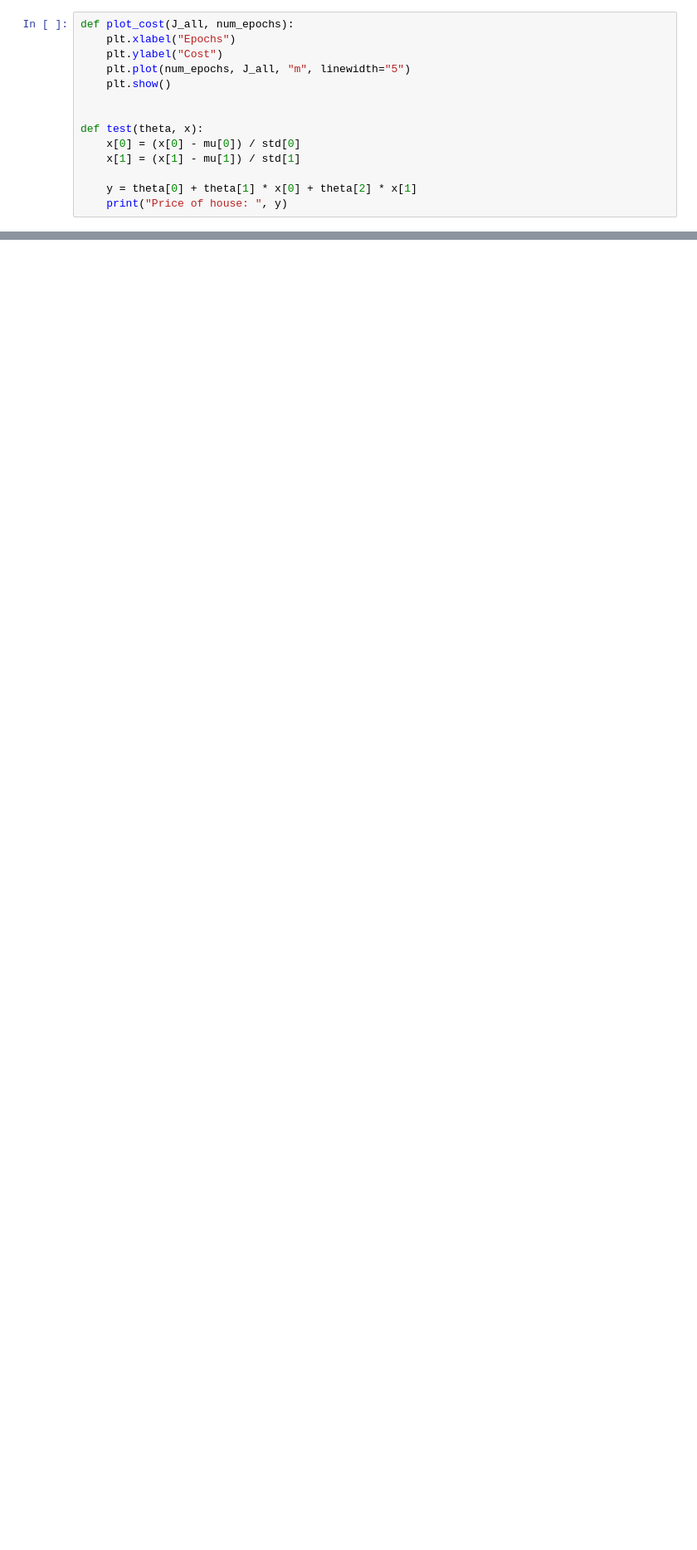
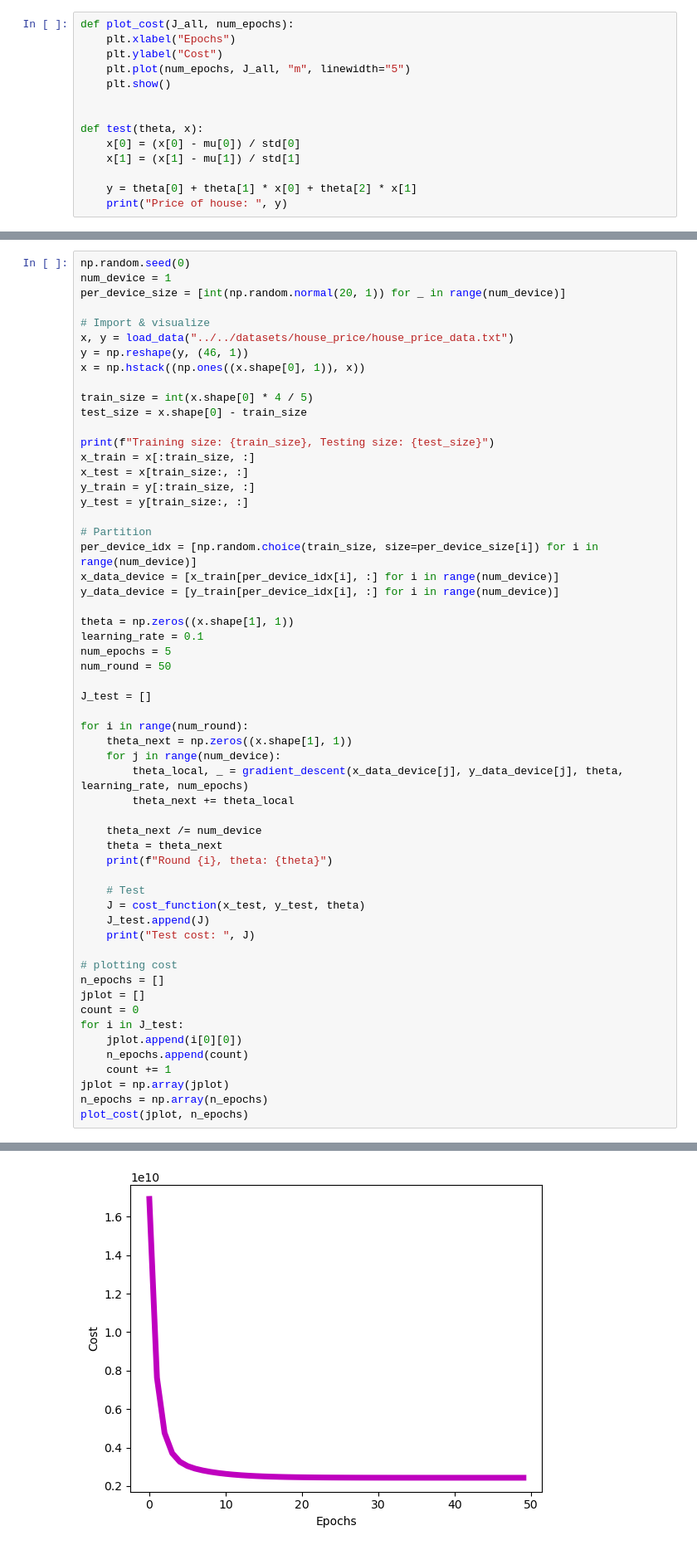
Before and after one commit to EricDinging/Propius, a Jupyter notebook: evaluation/workload/1-linear_regression.ipynb, the cells around one changed output, grey strips where cells are left out. Shown at 83% size. Saved outputs shown, nothing was run; the diff lists cells and outputs as text; blank space fills up the shorter version.

```diff
--- a/evaluation/workload/1-linear_regression.ipynb
+++ b/evaluation/workload/1-linear_regression.ipynb
@@ -105,0 +114,58 @@ Price of house:  [1.66842816e+08]
+# %%
+np.random.seed(0)
+num_device = 1
+per_device_size = [int(np.random.normal(20, 1)) for _ in range(num_device)]
+
+# Import & visualize
+x, y = load_data("../../datasets/house_price/house_price_data.txt")
+y = np.reshape(y, (46, 1))
+x = np.hstack((np.ones((x.shape[0], 1)), x))
+
+train_size = int(x.shape[0] * 4 / 5)
+test_size = x.shape[0] - train_size
+
+print(f"Training size: {train_size}, Testing size: {test_size}")
+x_train = x[:train_size, :]
+x_test = x[train_size:, :]
+y_train = y[:train_size, :]
+y_test = y[train_size:, :]
+
+# Partition
+per_device_idx = [np.random.choice(train_size, size=per_device_size[i]) for i in range(num_device)]
+x_data_device = [x_train[per_device_idx[i], :] for i in range(num_device)]
+y_data_device = [y_train[per_device_idx[i], :] for i in range(num_device)]
+
+theta = np.zeros((x.shape[1], 1))
+learning_rate = 0.1
+num_epochs = 5
+num_round = 50
+
+J_test = []
+
+for i in range(num_round):
+    theta_next = np.zeros((x.shape[1], 1))
+    for j in range(num_device):
+        theta_local, _ = gradient_descent(x_data_device[j], y_data_device[j], theta, learning_rate, num_epochs)
+        theta_next += theta_local
+
+    theta_next /= num_device
+    theta = theta_next
+    print(f"Round {i}, theta: {theta}")
+
+    # Test
+    J = cost_function(x_test, y_test, theta)
+    J_test.append(J)
+    print("Test cost: ", J)
+
+# plotting cost
+n_epochs = []
+jplot = []
+count = 0
+for i in J_test:
+    jplot.append(i[0][0])
+    n_epochs.append(count)
+    count += 1
+jplot = np.array(jplot)
+n_epochs = np.array(n_epochs)
+plot_cost(jplot, n_epochs)
+# %% [output]
@@ -105,0 +190 @@ Price of house:  [1.66842816e+08]
+[figure, added]
```
Also changed, not shown: parts of 3 cells of this notebook, 1 other file.
